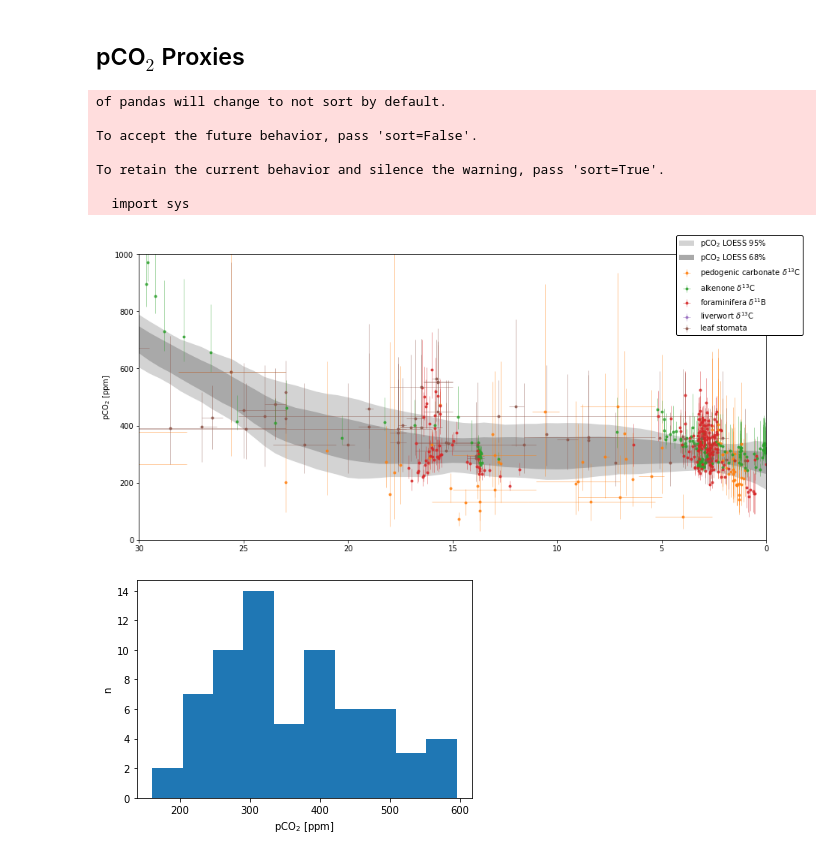
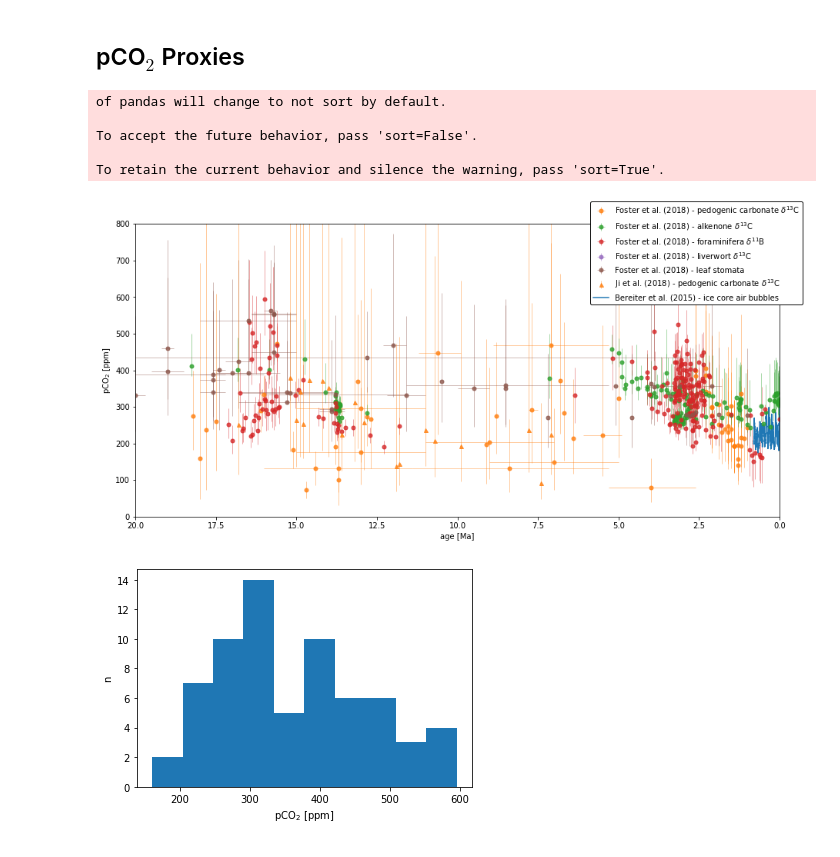
Before and after one commit to Swanson-Hysell-Group/GEOCLIM_Modern, a Jupyter notebook: Code/Notebooks/scenario_analysis.ipynb, the cells around one changed output. Drawn from its saved outputs; the diff is of its cells as text; code cells hidden in the pictures.

Commit message:
create pCO2 proxies plot

```diff
--- a/Code/Notebooks/scenario_analysis.ipynb
+++ b/Code/Notebooks/scenario_analysis.ipynb
@@ -480,6 +480,7 @@ plt.show(fig)
 # %% [markdown]
 ## pCO$_{2}$ Proxies
 # %%
+# data from Foster et al. (2017) compilation
 pCO2_alkenones = pd.read_csv('../Input/pCO2/Foster2017a_alkenones.csv')
 pCO2_boron = pd.read_csv('../Input/pCO2/Foster2017a_boron.csv')
 pCO2_liverworts = pd.read_csv('../Input/pCO2/Foster2017a_liverworts.csv')
@@ -489,59 +490,71 @@ pCO2_stomat = pd.read_csv('../Input/pCO2/Foster2017a_stomat.csv')
 pCO2_all = pd.concat([pCO2_alkenones,pCO2_boron,pCO2_liverworts,pCO2_paleosols,pCO2_stomat], ignore_index=True)
 
 pCO2_LOESS = pd.read_csv('../Input/pCO2/Foster2017a_LOESS.csv')
+
+# data from Bereiter et al. (2015) EPICA Dome C
+pCO2_EPICA = pd.read_csv('../Input/pCO2/Bereiter2015a.csv')
+
+# data from Ji et al. (2018) paleosols
+pCO2_Ji = pd.read_csv('../Input/pCO2/Ji2018a.csv')
+pCO2_Ji = pCO2_Ji[pCO2_Ji['source']=='Ji et al. (2018)']
 # %% [output]
 of pandas will change to not sort by default.
 
 To accept the future behavior, pass 'sort=False'.
 
 To retain the current behavior and silence the warning, pass 'sort=True'.
-
-  import sys
 # %%
 fig, ax = plt.subplots(figsize=(15,7))
 
-h1 = ax.fill_between(x=pCO2_LOESS['Age (Ma)'],y1=pCO2_LOESS['lw95%'],y2=pCO2_LOESS['up95%'],
-                     facecolor='lightgrey', zorder=1, label='pCO$_{2}$ LOESS 95%')
-h2 = ax.fill_between(x=pCO2_LOESS['Age (Ma)'],y1=pCO2_LOESS['lw68%'],y2=pCO2_LOESS['up68%'],
-                     facecolor='darkgrey', zorder=2, label='pCO$_{2}$ LOESS 68%')
+markersize = 5
 
-h3 = ax.errorbar(pCO2_paleosols['Age_Ma'], pCO2_paleosols['CO2_ppm'],
+h1 = ax.errorbar(pCO2_paleosols['Age_Ma'], pCO2_paleosols['CO2_ppm'],
                  xerr=[pCO2_paleosols['Age_Ma']-pCO2_paleosols['Age_young'], pCO2_paleosols['Age_old']-pCO2_paleosols['Age_Ma']],
                  yerr=[pCO2_paleosols['CO2_ppm']-pCO2_paleosols['CO2_low'], pCO2_paleosols['CO2_high']-pCO2_paleosols['CO2_ppm']],
-                 linestyle='none', elinewidth=0.5, alpha=0.8, c='C1', marker='o', markersize=3,
-                 label='pedogenic carbonate $\delta^{13}$C')
-h4 = ax.errorbar(pCO2_alkenones['Age_Ma'], pCO2_alkenones['CO2_ppm'],
+                 linestyle='none', elinewidth=0.5, alpha=0.8, c='C1', marker='o', markersize=markersize,
+                 label='Foster et al. (2018) - pedogenic carbonate $\delta^{13}$C')
+h2 = ax.errorbar(pCO2_alkenones['Age_Ma'], pCO2_alkenones['CO2_ppm'],
                  xerr=[pCO2_alkenones['Age_Ma']-pCO2_alkenones['Age_young'], pCO2_alkenones['Age_old']-pCO2_alkenones['Age_Ma']],
                  yerr=[pCO2_alkenones['CO2_ppm']-pCO2_alkenones['CO2_low'], pCO2_alkenones['CO2_high']-pCO2_alkenones['CO2_ppm']],
-                 linestyle='none', elinewidth=0.5, alpha=0.8, c='C2', marker='o', markersize=3,
-                 label='alkenone $\delta^{13}$C')
-h5 = ax.errorbar(pCO2_boron['Age_Ma'], pCO2_boron['CO2_ppm'],
+                 linestyle='none', elinewidth=0.5, alpha=0.8, c='C2', marker='o', markersize=markersize,
+                 label='Foster et al. (2018) - alkenone $\delta^{13}$C')
+h3 = ax.errorbar(pCO2_boron['Age_Ma'], pCO2_boron['CO2_ppm'],
                  xerr=[pCO2_boron['Age_Ma']-pCO2_boron['Age_young'], pCO2_boron['Age_old']-pCO2_boron['Age_Ma']],
                  yerr=[pCO2_boron['CO2_ppm']-pCO2_boron['CO2_low'], pCO2_boron['CO2_high']-pCO2_boron['CO2_ppm']],
-                 linestyle='none', elinewidth=0.5, alpha=0.8, c='C3', marker='o', markersize=3,
-                 label='foraminifera $\delta^{11}$B')
-h6 = ax.errorbar(pCO2_liverworts['Age_Ma'], pCO2_liverworts['CO2_ppm'],
+                 linestyle='none', elinewidth=0.5, alpha=0.8, c='C3', marker='o', markersize=markersize,
+                 label='Foster et al. (2018) - foraminifera $\delta^{11}$B')
+h4 = ax.errorbar(pCO2_liverworts['Age_Ma'], pCO2_liverworts['CO2_ppm'],
                  xerr=[pCO2_liverworts['Age_Ma']-pCO2_liverworts['Age_young'], pCO2_liverworts['Age_old']-pCO2_liverworts['Age_Ma']],
                  yerr=[pCO2_liverworts['CO2_ppm']-pCO2_liverworts['CO2_low'], pCO2_liverworts['CO2_high']-pCO2_liverworts['CO2_ppm']],
-                 linestyle='none', elinewidth=0.5, alpha=0.8, c='C4', marker='o', markersize=3,
-                 label='liverwort $\delta^{13}$C')
-h7 = ax.errorbar(pCO2_stomat['Age_Ma'], pCO2_stomat['CO2_ppm'],
+                 linestyle='none', elinewidth=0.5, alpha=0.8, c='C4', marker='o', markersize=markersize,
+                 label='Foster et al. (2018) - liverwort $\delta^{13}$C')
+h5 = ax.errorbar(pCO2_stomat['Age_Ma'], pCO2_stomat['CO2_ppm'],
                  xerr=[pCO2_stomat['Age_Ma']-pCO2_stomat['Age_young'], pCO2_stomat['Age_old']-pCO2_stomat['Age_Ma']],
                  yerr=[pCO2_stomat['CO2_ppm']-pCO2_stomat['CO2_low'], pCO2_stomat['CO2_high']-pCO2_stomat['CO2_ppm']],
-                 linestyle='none', elinewidth=0.5, alpha=0.8, c='C5', marker='o', markersize=3,
-                 label='leaf stomata')
+                 linestyle='none', elinewidth=0.5, alpha=0.8, c='C5', marker='o', markersize=markersize,
+                 label='Foster et al. (2018) - leaf stomata')
 
-ax.set_xlim(30,0)
+h6 = ax.errorbar(pCO2_Ji['Age_Ma'], pCO2_Ji['pCO2_median'],
+                 yerr=[pCO2_Ji['pCO2_16'], pCO2_Ji['pCO2_84']],
+                 linestyle='none', elinewidth=0.5, alpha=0.8, c='C1', marker='^', markersize=markersize,
+                 label='Ji et al. (2018) - pedogenic carbonate $\delta^{13}$C')
 
-ax.set_ylim(0,1000)
+h7 = ax.plot(pCO2_EPICA['age_yr']/1e6, pCO2_EPICA['CO2_ppm'],
+             label='Bereiter et al. (2015) - ice core air bubbles')
+
+ax.set_xlim(20,0)
+ax.set_xlabel('age [Ma]')
+
+ax.set_ylim(0,800)
 ax.set_ylabel('pCO$_{2}$ [ppm]')
 
-ax.legend(handles=[h1,h2,h3,h4,h5,h6,h7],
-          edgecolor='k',facecolor='white',loc='upper left',bbox_to_anchor=(0.85,1.08),framealpha=1)
+ax.legend(handles=[h1,h2,h3,h4,h5,h6,h7[0]],
+          edgecolor='k',facecolor='white',loc='upper left',bbox_to_anchor=(0.7,1.09),framealpha=1)
 
+fig.savefig('../../Manuscript/Figures/pCO2_proxies.pdf',bbox_inches='tight')
 plt.show(fig)
 # %% [output]
-[figure, old version]
+[figure, new version]
 # %%
 fig, ax = plt.subplots()
 
```
Also changed, not shown: 5 other files.
